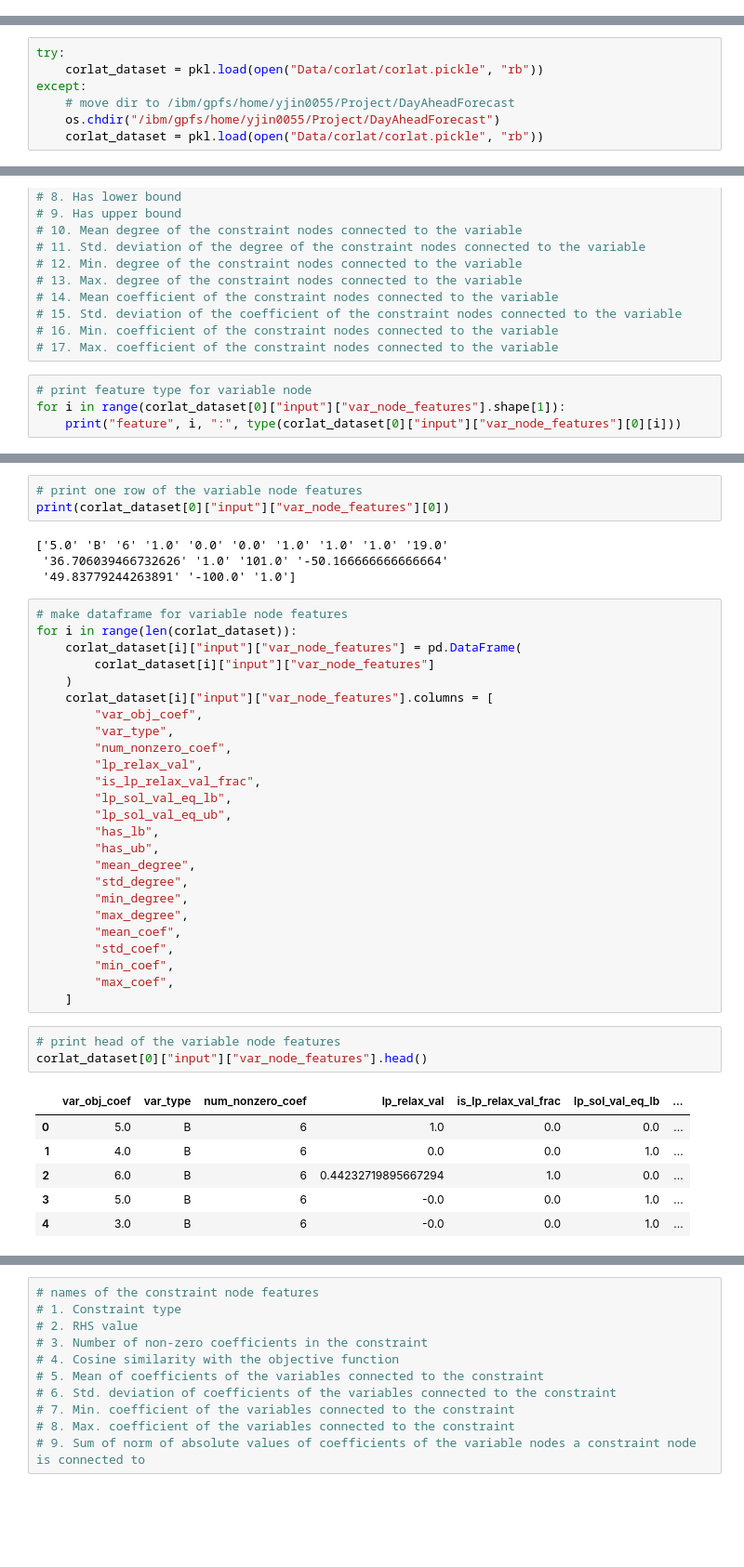
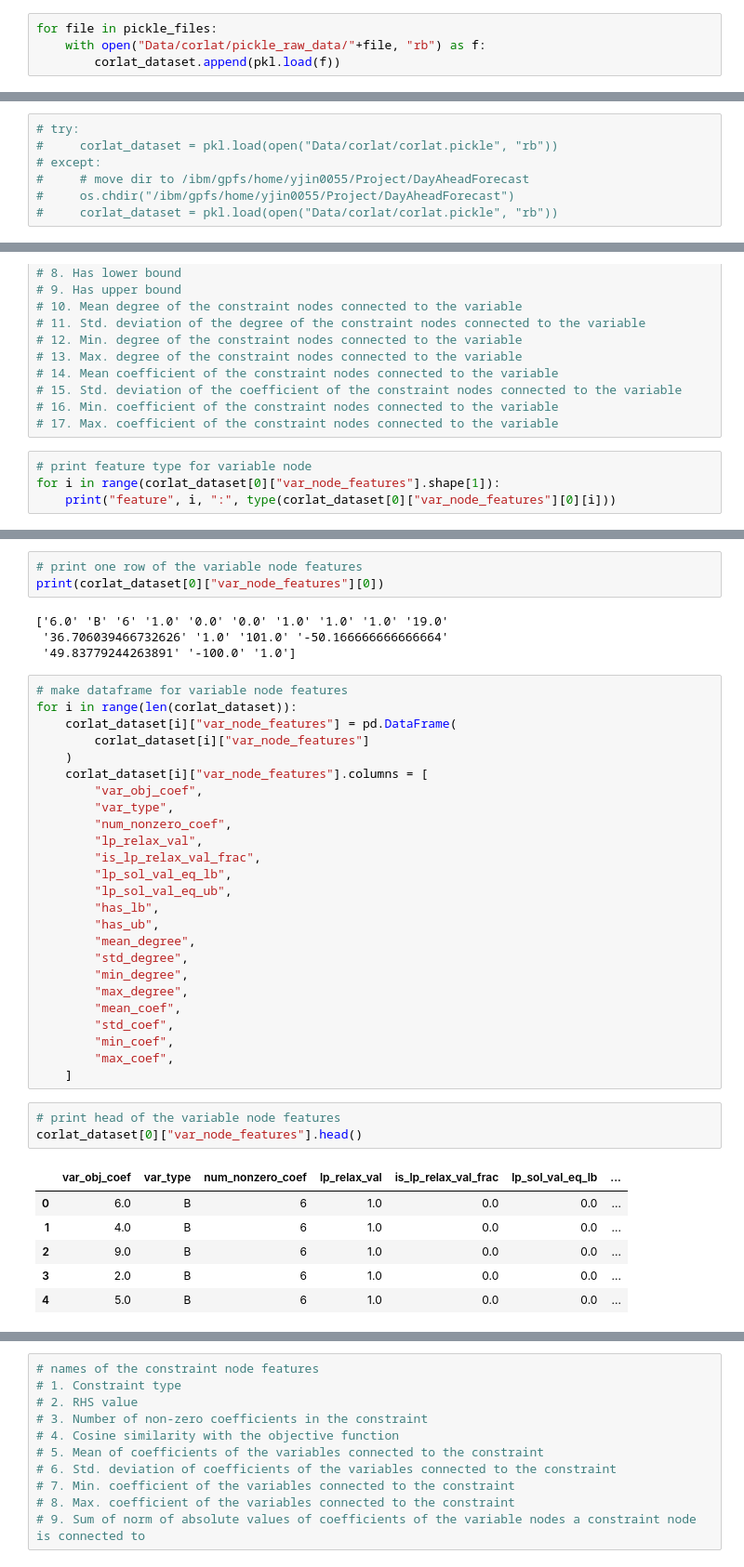
Before and after one commit to jinyi12/Data-driven-Optimization-of-EV-Charging-Coordination, a Jupyter notebook: preprocess_corlat.ipynb, the cells around one changed output, grey strips where cells are left out. Shown at 93% size. Drawn from its saved outputs; the diff is of its cells as text; blank space fills up the shorter version.

```diff
--- a/preprocess_corlat.ipynb
+++ b/preprocess_corlat.ipynb
@@ -27,0 +39,4 @@ Fri May  5 16:23:29 2023
+# %%
+for file in pickle_files:
+    with open("Data/corlat/pickle_raw_data/"+file, "rb") as f:
+        corlat_dataset.append(pkl.load(f))
@@ -28,10 +50,10 @@ Fri May  5 16:23:29 2023
 # %%
-try:
-    corlat_dataset = pkl.load(open("Data/corlat/corlat.pickle", "rb"))
-except:
-    # move dir to /ibm/gpfs/home/yjin0055/Project/DayAheadForecast
-    os.chdir("/ibm/gpfs/home/yjin0055/Project/DayAheadForecast")
-    corlat_dataset = pkl.load(open("Data/corlat/corlat.pickle", "rb"))
+# try:
+#     corlat_dataset = pkl.load(open("Data/corlat/corlat.pickle", "rb"))
+# except:
+#     # move dir to /ibm/gpfs/home/yjin0055/Project/DayAheadForecast
+#     os.chdir("/ibm/gpfs/home/yjin0055/Project/DayAheadForecast")
+#     corlat_dataset = pkl.load(open("Data/corlat/corlat.pickle", "rb"))
 # %%
 # print the keys of the dataset
 print("keys: ", corlat_dataset[0].keys())
@@ -66,8 +86,8 @@ Constraint node features shape:  (470, 9)
 # 17. Max. coefficient of the constraint nodes connected to the variable
 # %%
 # print feature type for variable node
-for i in range(corlat_dataset[0]["input"]["var_node_features"].shape[1]):
-    print("feature", i, ":", type(corlat_dataset[0]["input"]["var_node_features"][0][i]))
+for i in range(corlat_dataset[0]["var_node_features"].shape[1]):
+    print("feature", i, ":", type(corlat_dataset[0]["var_node_features"][0][i]))
 # %% [output]
 feature 0 : <class 'numpy.str_'>
 feature 1 : <class 'numpy.str_'>
@@ -88,18 +108,18 @@ feature 15 : <class 'numpy.str_'>
 feature 16 : <class 'numpy.str_'>
 # %%
 # print one row of the variable node features
-print(corlat_dataset[0]["input"]["var_node_features"][0])
+print(corlat_dataset[0]["var_node_features"][0])
 # %% [output]
-['5.0' 'B' '6' '1.0' '0.0' '0.0' '1.0' '1.0' '1.0' '19.0'
+['6.0' 'B' '6' '1.0' '0.0' '0.0' '1.0' '1.0' '1.0' '19.0'
  '36.706039466732626' '1.0' '101.0' '-50.166666666666664'
  '49.83779244263891' '-100.0' '1.0']
 # %%
 # make dataframe for variable node features
 for i in range(len(corlat_dataset)):
-    corlat_dataset[i]["input"]["var_node_features"] = pd.DataFrame(
-        corlat_dataset[i]["input"]["var_node_features"]
+    corlat_dataset[i]["var_node_features"] = pd.DataFrame(
+        corlat_dataset[i]["var_node_features"]
     )
-    corlat_dataset[i]["input"]["var_node_features"].columns = [
+    corlat_dataset[i]["var_node_features"].columns = [
         "var_obj_coef",
         "var_type",
         "num_nonzero_coef",
@@ -120,14 +140,14 @@ for i in range(len(corlat_dataset)):
     ]
 # %%
 # print head of the variable node features
-corlat_dataset[0]["input"]["var_node_features"].head()
+corlat_dataset[0]["var_node_features"].head()
 # %% [output]
 |  | var_obj_coef | var_type | num_nonzero_coef | lp_relax_val | is_lp_relax_val_frac | lp_sol_val_eq_lb | ... |
-| 0 | 5.0 | B | 6 | 1.0 | 0.0 | 0.0 | ... |
-| 1 | 4.0 | B | 6 | 0.0 | 0.0 | 1.0 | ... |
-| 2 | 6.0 | B | 6 | 0.44232719895667294 | 1.0 | 0.0 | ... |
-| 3 | 5.0 | B | 6 | -0.0 | 0.0 | 1.0 | ... |
-| 4 | 3.0 | B | 6 | -0.0 | 0.0 | 1.0 | ... |
+| 0 | 6.0 | B | 6 | 1.0 | 0.0 | 0.0 | ... |
+| 1 | 4.0 | B | 6 | 1.0 | 0.0 | 0.0 | ... |
+| 2 | 9.0 | B | 6 | 1.0 | 0.0 | 0.0 | ... |
+| 3 | 2.0 | B | 6 | 1.0 | 0.0 | 0.0 | ... |
+| 4 | 5.0 | B | 6 | 1.0 | 0.0 | 0.0 | ... |
 # %%
 # convert column types
 # dtype for variable node features
```
Also changed, not shown: parts of 23 cells of this notebook, 2 other files.
